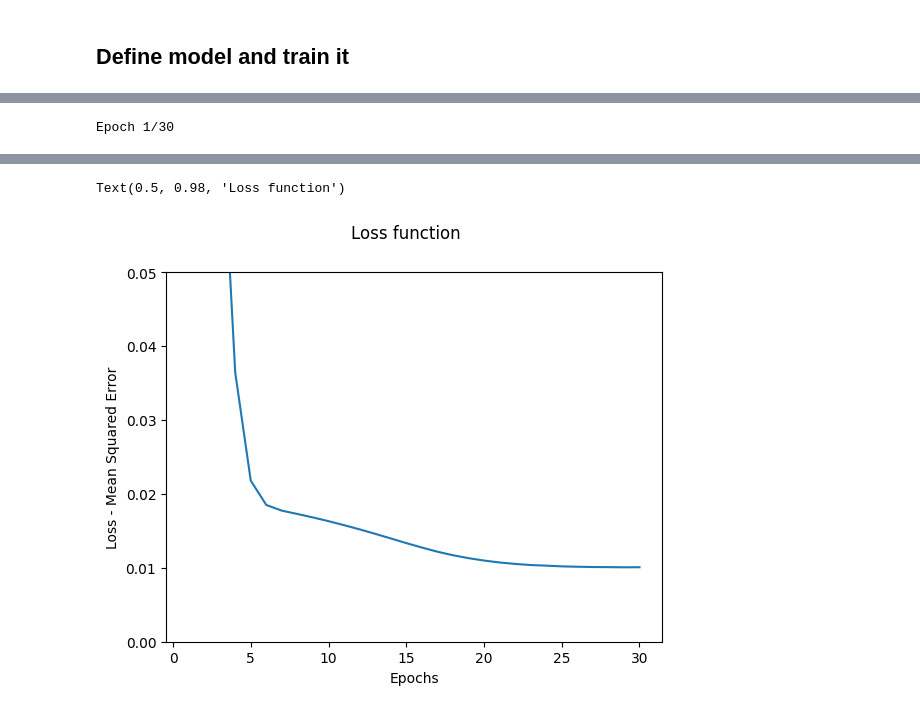
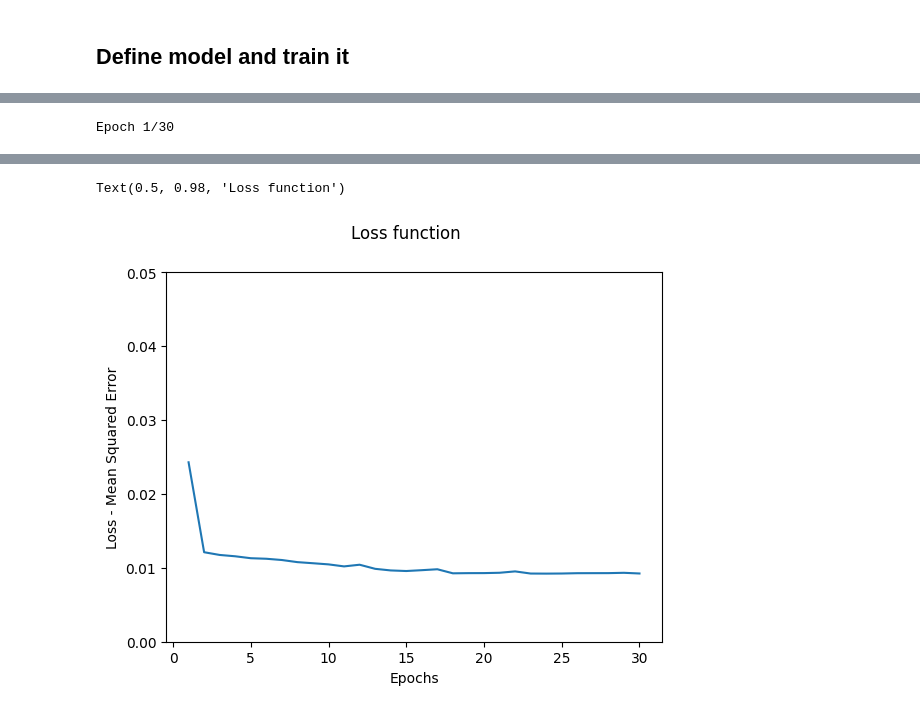
Before and after one commit to Felix-Busse/Recurrent_NNR, a Jupyter notebook: NRR_on_classic_datasets.ipynb, the cells around one changed output, grey strips where cells are left out. Drawn from its saved outputs; the diff is of its cells as text; code cells hidden in the pictures.

```diff
--- a/NRR_on_classic_datasets.ipynb
+++ b/NRR_on_classic_datasets.ipynb
@@ -68,27 +94,32 @@ df = tweak_daily_min_temperature(df_raw)
 # %%
-# Initialize scaler and use it to obtain numpy array of data scaled to values 0 to 1.
-scaler = MinMaxScaler(copy=False)
-x_scaled = scaler.fit_transform(df.to_numpy())
-# Split off two datasets to be used as training  and evaluation datasets
-split_index = int(len(data_scaled)*0.67)
-x_train = data_scaled[:split_index, 0]
-x_eval = data_scaled[split_index:, 0]
-# Sclice off y-data
-y_train = data_scaled[:split_index, 1]
-y_eval = data_scaled[split_index:, 1]
-# Bring numpy array to shape (samples, timesteps, features), where timesteps=1, features=1
-x_train = x_train.reshape(x_train.shape[0], 1, 1)
-y_train = y_train.reshape(y_train.shape[0], 1, 1)
-x_eval = x_eval.reshape(x_eval.shape[0], 1, 1)
-y_eval = y_eval.reshape(y_eval.shape[0], 1, 1)
+# Scaling
+df = df.assign(**{(col + '_scaled'): (df[col] - df[col].min())/
+                  (df[col].max() - df[col].min()) for col in df.columns
+               }
+              )
+
+#df = df.assign(**{(col + '_scaled'): (df[col] - df[col].min())/(df[col].max() - df[col].min()) for col in df.columns
+
+# Split off two datasets to be used as training and evaluation datasets
+df_train = df.loc[:'1987-07-29']
+df_eval = df.loc['1987-07-30':]
+
+
+# Create numpy arrays of shape (samples, timesteps, features), where timesteps=1, features=1
+# Use unshifted Temperature column as target_values for training, thus predictions won't need to
+# shift in order to allign with
+y_target = df_train['Temp_scaled'].to_numpy().astype(np.float32)[:, np.newaxis, np.newaxis]
+x_train = df_train.loc[:, f'Temp(t-{n_timesteps})_scaled':'Temp(t-1)_scaled'].to_numpy().astype(np.float32)[:, :, np.newaxis]
+# Similar for evaluation data set, only x-values needed
+x_eval = df.loc[:, f'Temp(t-{n_timesteps})_scaled':'Temp(t-1)_scaled'].to_numpy().astype(np.float32)[:, :, np.newaxis]
 # %% [markdown]
 ## Define model and train it
 # %%
 RNN = ks.Sequential()
-RNN.add(ks.layers.LSTM(10, input_shape=(1, 1), return_sequences=True)) #hidden layer
-RNN.add(ks.layers.LSTM(1, return_sequences=True)) # output layer
+RNN.add(ks.layers.LSTM(100, input_shape=(n_timesteps, 1), return_sequences=False)) #hidden layer
+RNN.add(ks.layers.Dense(1, activation='linear')) # output layer
 
-RNN.compile(loss='mean_squared_error', metrics='accuracy', optimizer='adam')
+RNN.compile(loss='mean_squared_error', metrics='mean_squared_error', optimizer='adam')
 
 # List to add up values of loss function during training
 history_buffer_loss = []
@@ -108,8 +133,9 @@ history_buffer_loss = []
 # %%
 # Fit model on training data
-history = RNN.fit(x_train, y_train, epochs=30)
+history = RNN.fit(x_train, y_target, batch_size=32, epochs=30)
 # Adding up information about loss for each epoch
 history_buffer_loss += history.history['loss']
+
 # plotting loss function
 fig, ax = plt.subplots()
 ax.set_ylim(bottom=0, top=0.05) #top=np.max(history_buffer_loss).round(1) + 0.1)
@@ -156,3 +177,3 @@ Epoch 30/30
 Text(0.5, 0.98, 'Loss function')
-[figure, old version]
+[figure, new version]
 # %%
```
Also changed, not shown: parts of 12 cells of this notebook.
